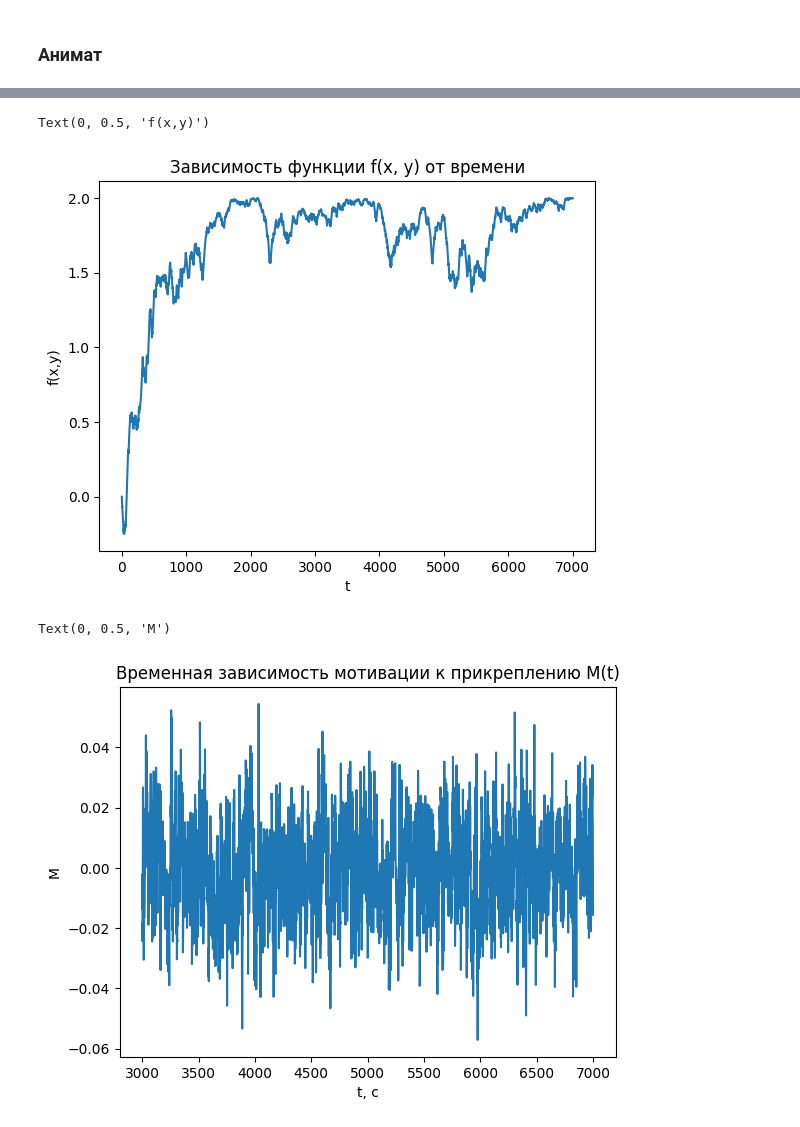
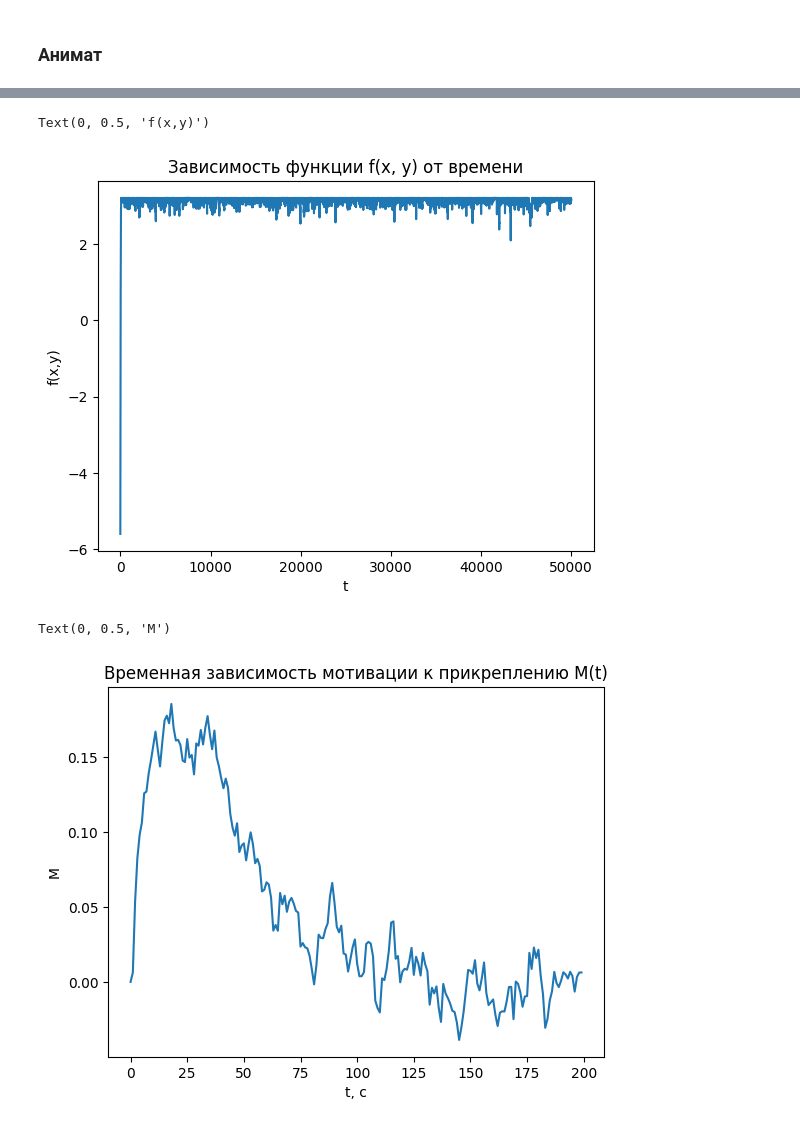
Before and after one commit to TheCopyNinjaDev/lichinus, a Jupyter notebook: lichinus1.ipynb, the cells around one changed output, grey strips where cells are left out. Drawn from its saved outputs; the diff is of its cells as text; code cells hidden in the pictures.

```diff
--- a/lichinus1.ipynb
+++ b/lichinus1.ipynb
@@ -10,18 +10,23 @@ w0 = 2
 k1 = 0.8
 k2 = 0.2
 sigma = 0.01
-timesteps = 7000
+timesteps = 50_000
+
+R1 = 0.2
+A = 2
 # %% [markdown]
 ### Исследуемая функция
 # %%
 def f(x, y):
-    return np.sin(x) + np.sin(y)
+    return -(x + y - 2)**4 + 2*(x + y - 2)**2 - R1 * (x + y - 2) + A
 # %% [markdown]
 ### Начальные условия
 # %%
 x, y = [0], [0]
 M = [0]
 phi_0 = 0
+delta_x = 0
+delta_y = 0
 # %% [markdown]
 ### Анимат
 # %%
@@ -65,13 +73,13 @@ plt.xlabel('t')
 plt.ylabel('f(x,y)')
 # %% [output]
 Text(0, 0.5, 'f(x,y)')
-[figure, old version]
+[figure, new version]
 # %%
 time = range(len(M))
-plt.plot(time[3000:], M[3000:])
+plt.plot(time[:200], M[:200])
 plt.title('Временная зависимость мотивации к прикреплению M(t)')
 plt.xlabel('t, c')
 plt.ylabel('M')
 # %% [output]
 Text(0, 0.5, 'M')
-[figure, old version]
+[figure, new version]
```
Also changed, not shown: parts of 3 cells of this notebook.
